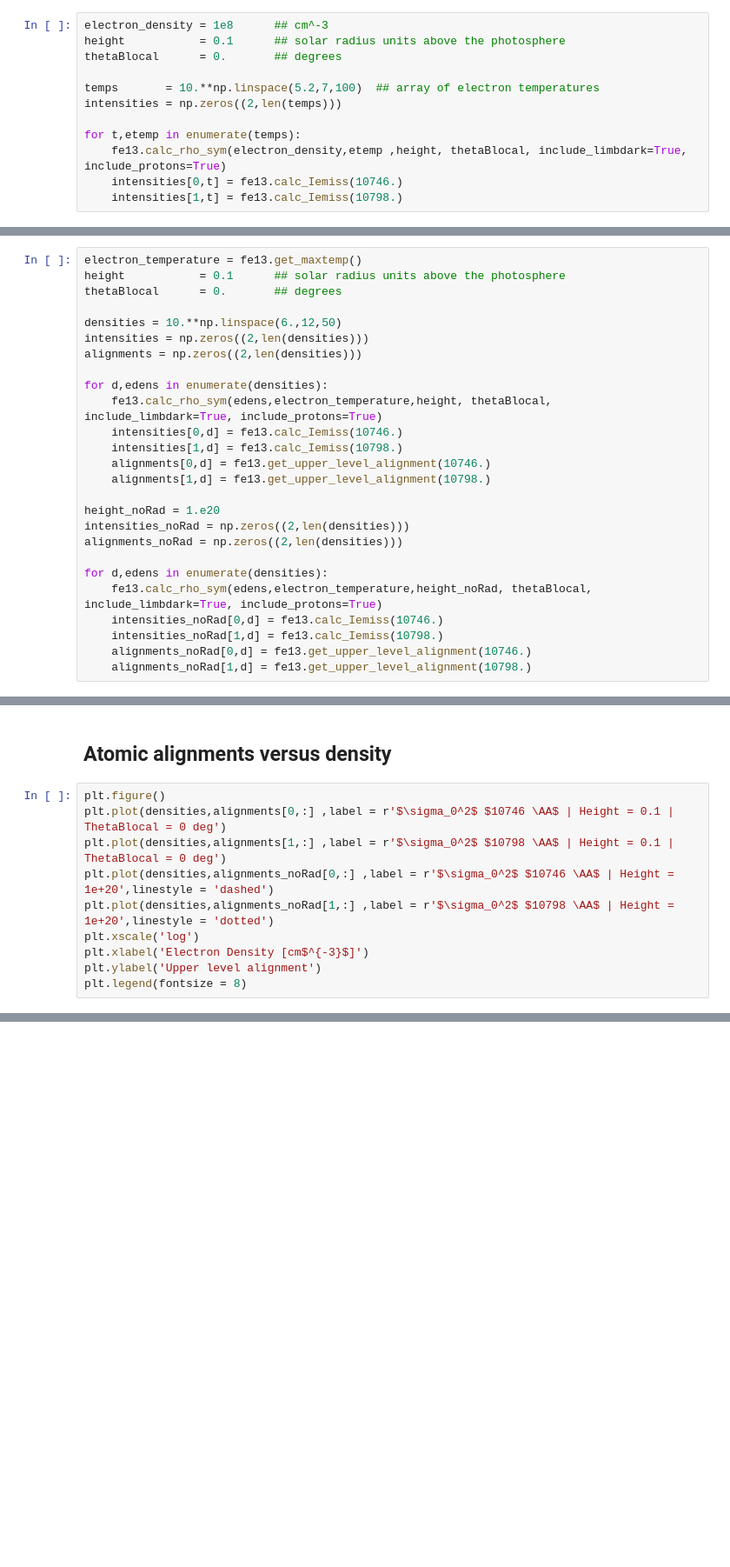
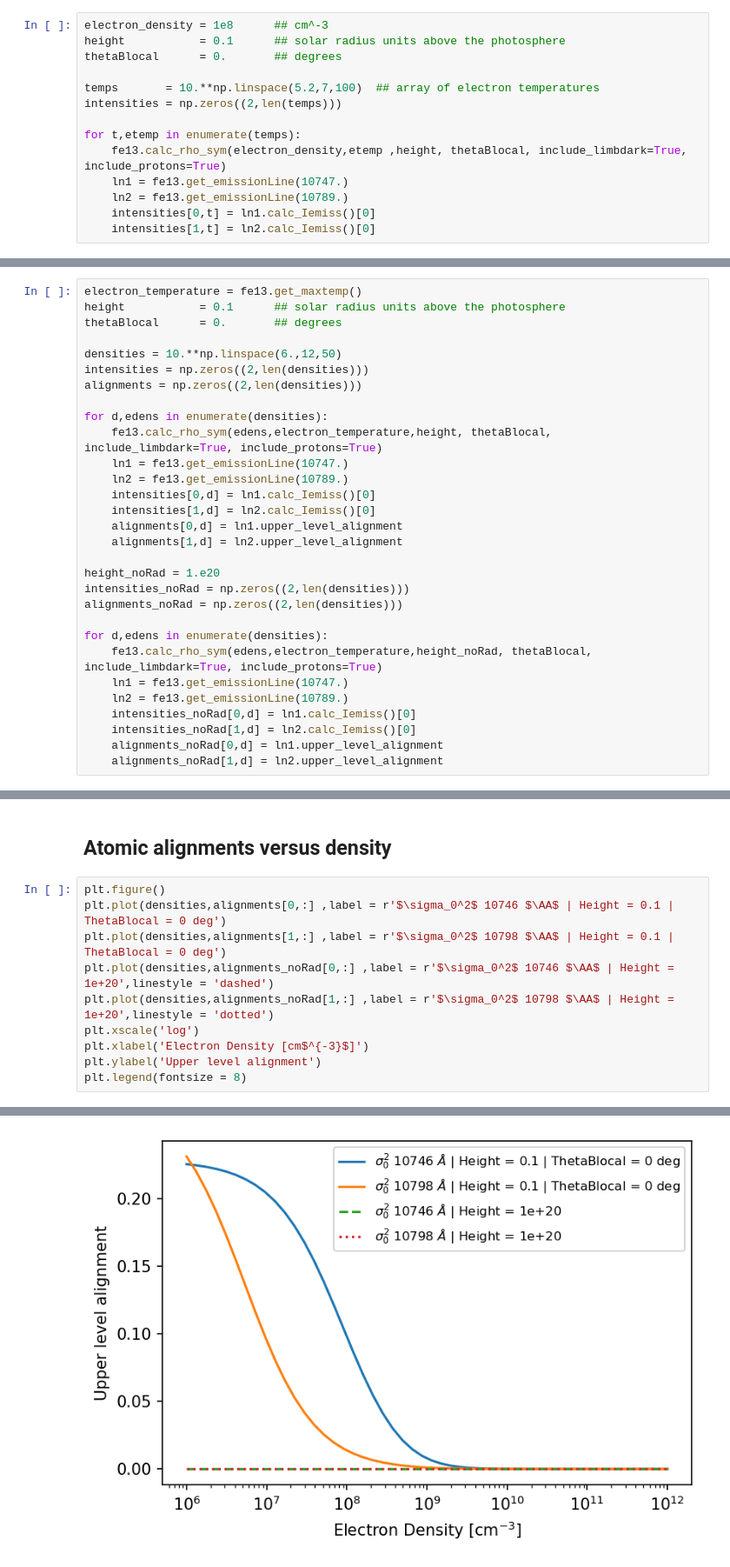
Before and after one commit to tschad/pycelp, a Jupyter notebook: examples/A_tour_of_the_Ion_class.ipynb, the cells around one changed output, grey strips where cells are left out. Shown: that part at 87% size. Saved outputs shown, nothing was run; the diff lists cells and outputs as text; blank space fills up the shorter version.

```diff
--- a/examples/A_tour_of_the_Ion_class.ipynb
+++ b/examples/A_tour_of_the_Ion_class.ipynb
@@ -393,8 +412,10 @@ intensities = np.zeros((2,len(temps)))
 
 for t,etemp in enumerate(temps):
     fe13.calc_rho_sym(electron_density,etemp ,height, thetaBlocal, include_limbdark=True, include_protons=True)
-    intensities[0,t] = fe13.calc_Iemiss(10746.)
-    intensities[1,t] = fe13.calc_Iemiss(10798.)
+    ln1 = fe13.get_emissionLine(10747.)
+    ln2 = fe13.get_emissionLine(10789.)
+    intensities[0,t] = ln1.calc_Iemiss()[0]
+    intensities[1,t] = ln2.calc_Iemiss()[0]
 # %%
 plt.figure()
 plt.plot(temps,intensities[0,:] / (electron_density * 0.85*electron_density) ,label = r'G(T) 10746 $\AA$')
@@ -421,10 +444,12 @@ alignments = np.zeros((2,len(densities)))
 
 for d,edens in enumerate(densities):
     fe13.calc_rho_sym(edens,electron_temperature,height, thetaBlocal, include_limbdark=True, include_protons=True)
-    intensities[0,d] = fe13.calc_Iemiss(10746.)
-    intensities[1,d] = fe13.calc_Iemiss(10798.)
-    alignments[0,d] = fe13.get_upper_level_alignment(10746.)
-    alignments[1,d] = fe13.get_upper_level_alignment(10798.)
+    ln1 = fe13.get_emissionLine(10747.)
+    ln2 = fe13.get_emissionLine(10789.)
+    intensities[0,d] = ln1.calc_Iemiss()[0]
+    intensities[1,d] = ln2.calc_Iemiss()[0]
+    alignments[0,d] = ln1.upper_level_alignment
+    alignments[1,d] = ln2.upper_level_alignment
 
 height_noRad = 1.e20
 intensities_noRad = np.zeros((2,len(densities)))
@@ -432,10 +457,12 @@ alignments_noRad = np.zeros((2,len(densities)))
 
 for d,edens in enumerate(densities):
     fe13.calc_rho_sym(edens,electron_temperature,height_noRad, thetaBlocal, include_limbdark=True, include_protons=True)
-    intensities_noRad[0,d] = fe13.calc_Iemiss(10746.)
-    intensities_noRad[1,d] = fe13.calc_Iemiss(10798.)
-    alignments_noRad[0,d] = fe13.get_upper_level_alignment(10746.)
-    alignments_noRad[1,d] = fe13.get_upper_level_alignment(10798.)
+    ln1 = fe13.get_emissionLine(10747.)
+    ln2 = fe13.get_emissionLine(10789.)
+    intensities_noRad[0,d] = ln1.calc_Iemiss()[0]
+    intensities_noRad[1,d] = ln2.calc_Iemiss()[0]
+    alignments_noRad[0,d] = ln1.upper_level_alignment
+    alignments_noRad[1,d] = ln2.upper_level_alignment
 # %%
 plt.figure()
 p1, = plt.plot(densities,intensities[0,:] / (densities * 0.85*densities) ,label = r'G(Ne) 10746 $\AA$ | Height = '+str(height))
@@ -466,11 +499,12 @@ plt.ylabel('Ratio [photon units]')
 ## **Atomic alignments versus density**
 # %%
 plt.figure()
-plt.plot(densities,alignments[0,:] ,label = r'$\sigma_0^2$ $10746 \AA$ | Height = 0.1 | ThetaBlocal = 0 deg')
-plt.plot(densities,alignments[1,:] ,label = r'$\sigma_0^2$ $10798 \AA$ | Height = 0.1 | ThetaBlocal = 0 deg')
-plt.plot(densities,alignments_noRad[0,:] ,label = r'$\sigma_0^2$ $10746 \AA$ | Height = 1e+20',linestyle = 'dashed')
-plt.plot(densities,alignments_noRad[1,:] ,label = r'$\sigma_0^2$ $10798 \AA$ | Height = 1e+20',linestyle = 'dotted')
+plt.plot(densities,alignments[0,:] ,label = r'$\sigma_0^2$ 10746 $\AA$ | Height = 0.1 | ThetaBlocal = 0 deg')
+plt.plot(densities,alignments[1,:] ,label = r'$\sigma_0^2$ 10798 $\AA$ | Height = 0.1 | ThetaBlocal = 0 deg')
+plt.plot(densities,alignments_noRad[0,:] ,label = r'$\sigma_0^2$ 10746 $\AA$ | Height = 1e+20',linestyle = 'dashed')
+plt.plot(densities,alignments_noRad[1,:] ,label = r'$\sigma_0^2$ 10798 $\AA$ | Height = 1e+20',linestyle = 'dotted')
 plt.xscale('log')
 plt.xlabel('Electron Density [cm$^{-3}$]')
 plt.ylabel('Upper level alignment')
 plt.legend(fontsize = 8)
+# %% [output]
@@ -476,0 +512 @@ plt.legend(fontsize = 8)
+[figure, added]
```
Also changed, not shown: parts of 12 cells of this notebook, 3 other files.
